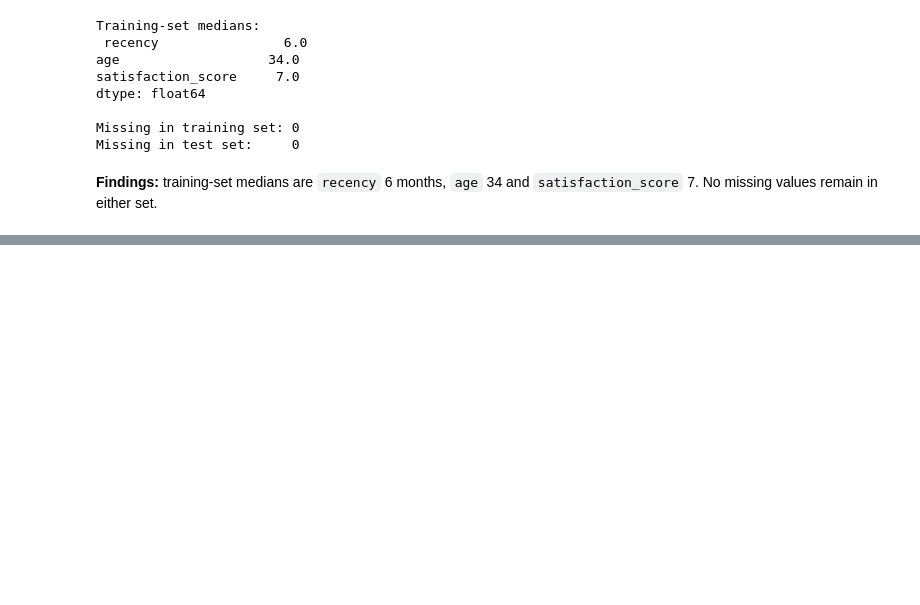
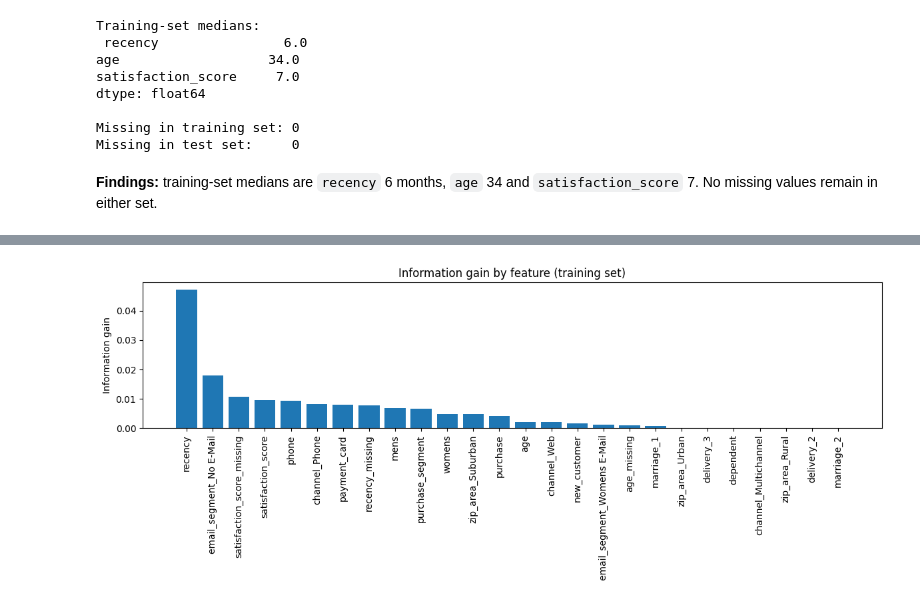
Before and after one commit to HuriyaAhmerr/AIP, a Jupyter notebook: AIP_(1).ipynb, the cells around one changed output, grey strips where cells are left out. Drawn from its saved outputs; the diff is of its cells as text; code cells hidden in the pictures; blank space fills up the shorter version.

```diff
--- a/AIP_(1).ipynb
+++ b/AIP_(1).ipynb
@@ -610,0 +635,7 @@ Missing in test set:     0
+# %%
+# Compute the information gain of each feature
+IG_scores = mutual_info_classif(X_train, y_train, random_state=123)
+
+weights = pd.DataFrame({"attr_importance": IG_scores}, index=X_train.columns)
+weights = weights.sort_values("attr_importance", ascending=False)
+print(weights)
@@ -610,0 +660,11 @@ Missing in test set:     0
+# %%
+# Plot the information gain values in decreasing order
+plt.figure(figsize=(12, 5))
+plt.bar(weights.index, weights["attr_importance"])
+plt.xticks(rotation=90)
+plt.ylabel("Information gain")
+plt.title("Information gain by feature (training set)")
+plt.tight_layout()
+plt.show()
+# %% [output]
+[figure, added]
```
Also changed, not shown: parts of 9 cells of this notebook.
